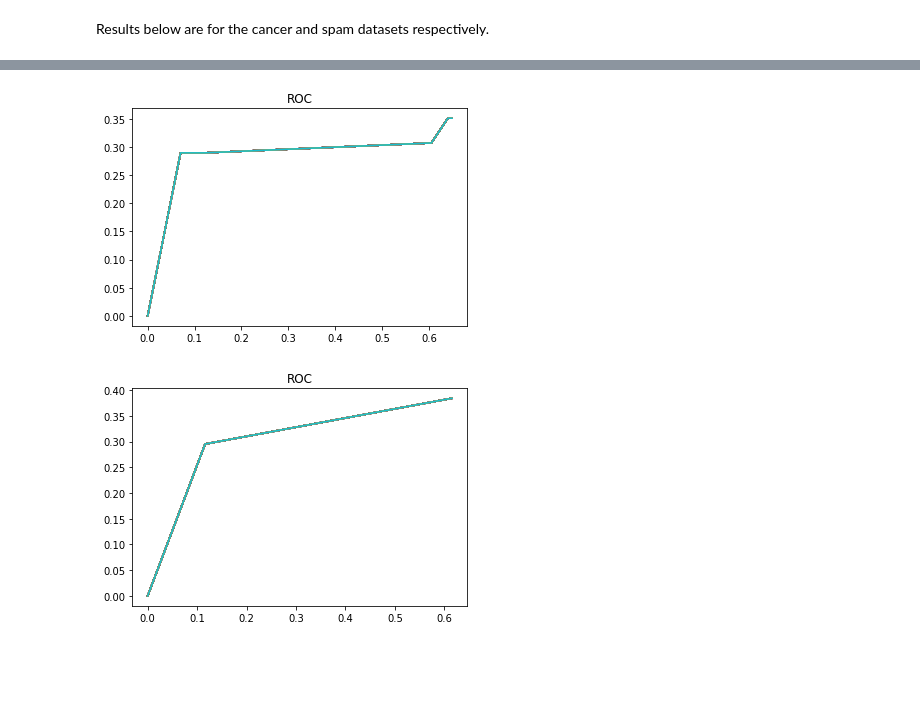
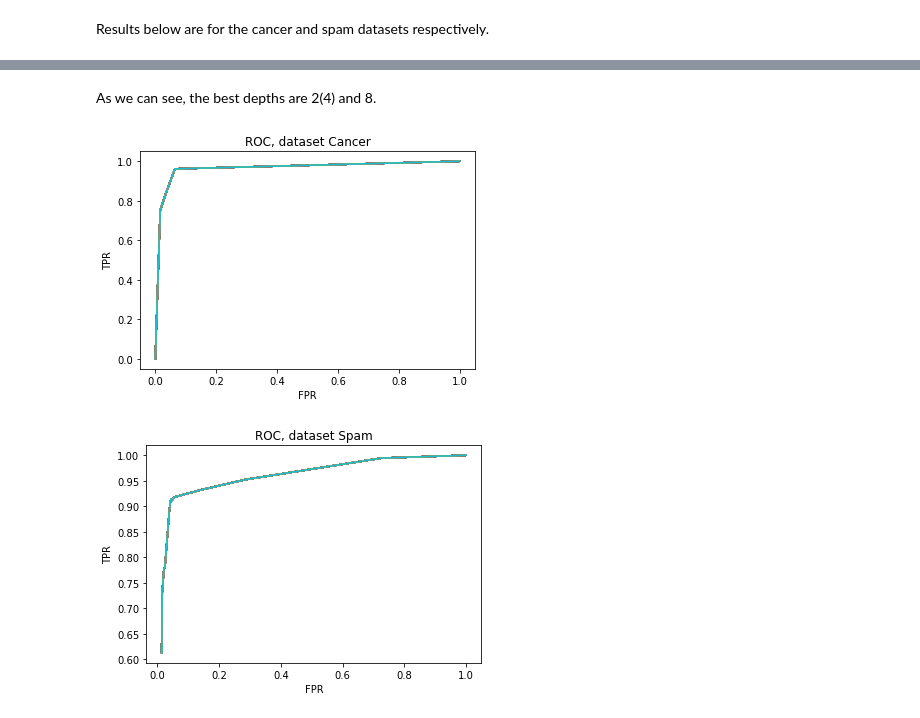
Before and after one commit to Igor-Tukh/machine-learning-hse, a Jupyter notebook: hw01/hw01.ipynb, the cells around one changed output, grey strips where cells are left out. Drawn from its saved outputs; the diff is of its cells as text; code cells hidden in the pictures; blank space fills up the shorter version.

```diff
--- a/hw01/hw01.ipynb
+++ b/hw01/hw01.ipynb
@@ -586,13 +590,16 @@ def train_validation_random_split_dataframe(points, labels, train_percent):
 # %%
 trees = []
 train_and_val = []
+roots = []
 
-for dataset in DATASETS[:2]:
+for dataset in tqdm(DATASETS[:2]):
     dataset_path = os.path.join(DATASETS_DIR, dataset)
     labels, points = load_csv_dataset(dataset_path)
-    train_points, train_labels, validation_points, validation_labels = train_validation_random_split_dataframe(
-        points, labels, 0.8)
+    labels = labels.to_numpy()
+    points = points.to_numpy()
+    train_points, validation_points, train_labels, validation_labels = train_test_split(points, labels, test_size=0.2)
     train_and_val.append((train_points, train_labels, validation_points, validation_labels))
     trees.append(GiniDecisionTree(train_points, train_labels, 10))
+    roots.append(trees[-1].root)
 # %% [output]
 [interactive output not drawn]
@@ -613,17 +608,17 @@ Let's look at the best accuracies for different depths (maybe depths are not ind
 # %% [markdown]
 Results below are for the cancer and spam datasets respectively.
 # %%
-for points, pos_label, tree in zip(train_and_val, ['M', 1], trees):
+for points, pos_label, tree, dataset_name in zip(train_and_val, ['M', 1], trees, ['Cancer', 'Spam']):
+    print('Dataset: {}'.format(dataset_name))
     train_points, train_labels, validation_points, validation_labels = points
     for depth in range(1, 11):
         max_accuracy = 0
         max_threshold = 0
         for threshold in np.arange(0, 1, 0.01):
             accuracy = 0
-            for ind in validation_points.index:
-                point = validation_points.loc[ind]
+            for point, label in zip(validation_points, validation_labels):
                 possitive = is_possitive(tree, point, threshold, pos_label, depth)
-                if (possitive and validation_labels[ind] == pos_label) or (not possitive and validation_labels[ind] != pos_label):
+                if (possitive and label == pos_label) or (not possitive and label != pos_label):
                     accuracy += 1
             if accuracy > max_accuracy:
                 max_accuracy = accuracy
@@ -653,32 +645,46 @@ Depth 10, the best accuracy 0.6221498371335505 (threshold 0.39)
+# %% [markdown]
+As we can see, the best depths are 2(4) and 8.
 # %%
-def plot_roc_tree(rocs):
+def plot_roc_tree(rocs, name):
     plt.clf()
     fprs = [fpr for fpr, _ in rocs]
     tprs = [tpr for _, tpr in rocs]
     for fpr, tpr in rocs:
         plt.plot(fprs, tprs)
-    plt.title('ROC')
+    plt.title('ROC, dataset {}'.format(name))
+    plt.xlabel('FPR')
+    plt.ylabel('TPR')
     plt.show()
 
-best_d = [5, 1]
+best_d = [2, 8]
 
-for points, pos_label, tree, depth in zip(train_and_val, ['M', 1], trees, best_d):
+for points, pos_label, tree, depth, dataset_name in zip(train_and_val, ['M', 1], trees, best_d,
+                                                       ['Cancer', 'Spam']):
     train_points, train_labels, validation_points, validation_labels = points
     roc = []
     for threshold in np.arange(0, 1, 0.01):
-        cur_fpr = 0
-        cur_tpr = 0
-        accuracy = 0
-        for ind in validation_points.index:
-            point = validation_points.loc[ind]
+        cur_tp = 0
+        cur_fp = 0
+        cur_tn = 0
+        cur_fn = 0
+        for point, label in zip(validation_points, validation_labels):
             possitive = is_possitive(tree, point, threshold, pos_label, depth)
-            if possitive and validation_labels[ind] != pos_label:
-                cur_fpr += 1
-            if possitive and validation_labels[ind] == pos_label:
-                cur_tpr += 1
-        roc.append((1.0 * cur_fpr / validation_points.shape[0], 1.0 * cur_tpr / validation_points.shape[0]))
+            if possitive:
+                if label != pos_label:
+                    cur_fp += 1
+                else:
+                    cur_tp += 1
+            else:
+                if label != pos_label:
+                    cur_tn += 1
+                else:
+                    cur_fn += 1
+        cur_fpr = 1.0 * cur_fp / (cur_fp + cur_tn)
+        cur_tpr = 1.0 * cur_tp / (cur_tp + cur_fn)
+        roc.append((cur_fpr, cur_tpr))
     roc.sort(key=lambda val: val[0])
-    plot_roc_tree(roc)
+    print()
+    plot_roc_tree(roc, dataset_name)
 # %% [output]
-[figure, old version]
+[figure, new version]
-[figure, old version]
+[figure, new version]
```
Also changed, not shown: parts of 4 cells of this notebook.
